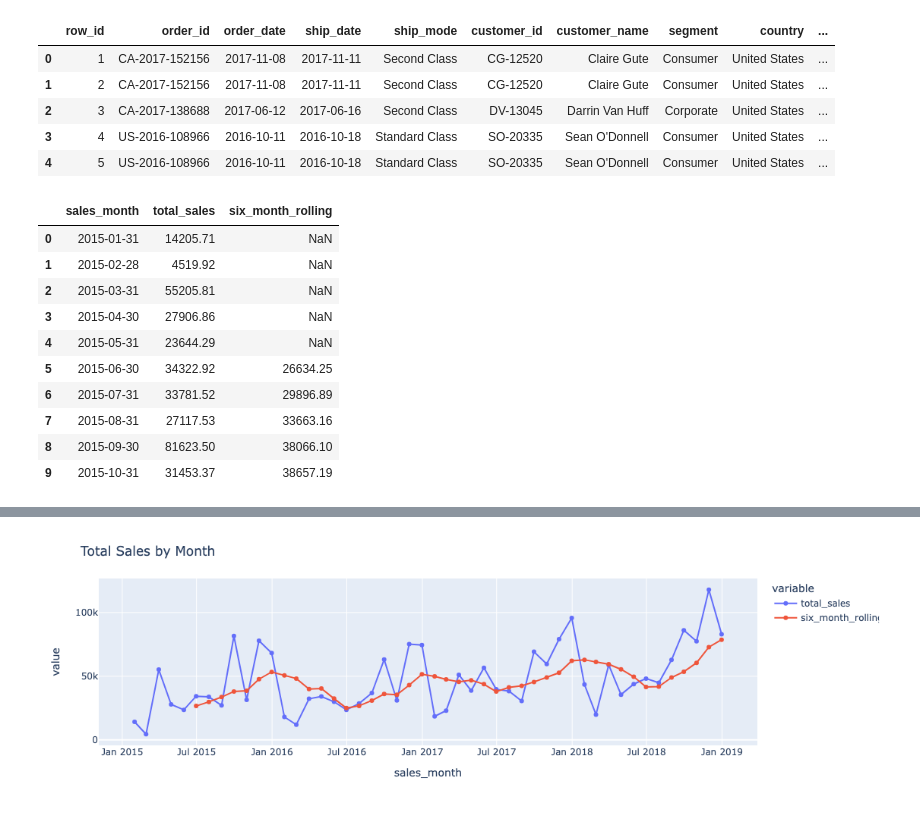
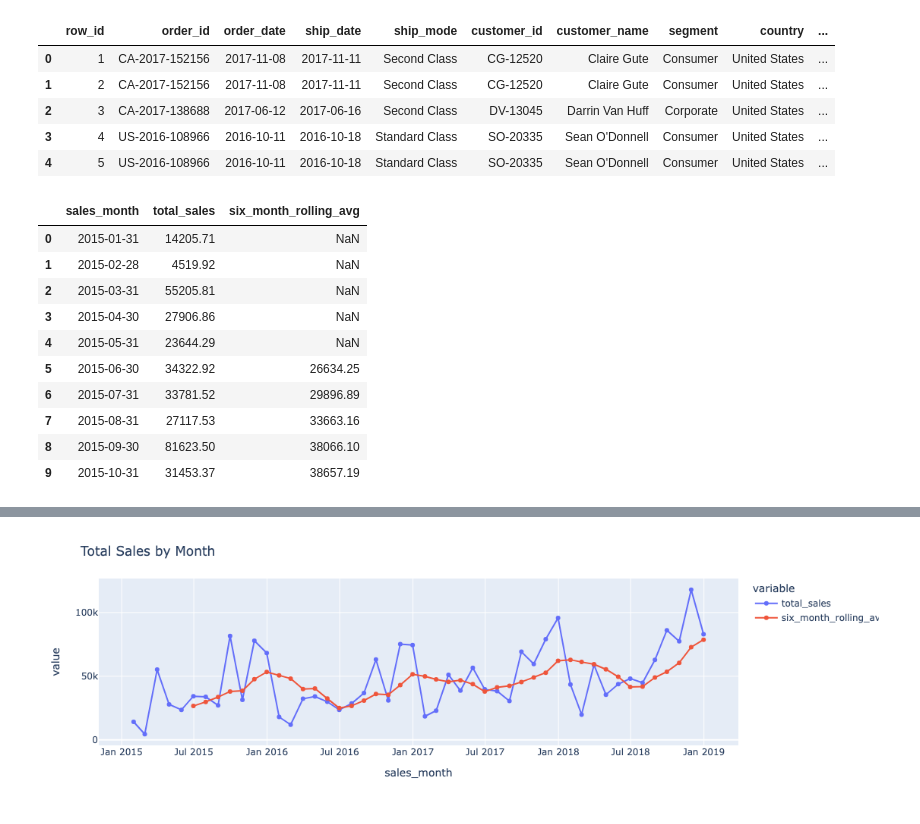
Before and after one commit to dlhaar/superstore, a Jupyter notebook: forecasting_sales.ipynb, the cells around one changed output, grey strips where cells are left out. Drawn from its saved outputs; the diff is of its cells as text; code cells hidden in the pictures.

```diff
--- a/forecasting_sales.ipynb
+++ b/forecasting_sales.ipynb
@@ -16,15 +17,15 @@ df.head()
 | 3 | 4 | US-2016-108966 | 2016-10-11 | 2016-10-18 | Standard Class | SO-20335 | Sean O'Donnell | Consumer | United States | ... |
 | 4 | 5 | US-2016-108966 | 2016-10-11 | 2016-10-18 | Standard Class | SO-20335 | Sean O'Donnell | Consumer | United States | ... |
 # %%
-#total sales by month
+#total sales by month and six month rolling average
 sales_month = df.set_index('order_date')
 sales_month = sales_month.groupby(pd.Grouper(freq='M'))[['sales']].agg(['sum'])
 sales_month['six_month_rolling']=sales_month.sales.rolling(6).mean()
 sales_month = sales_month.sort_index().reset_index().round(2)
-sales_month.columns= ['sales_month', 'total_sales', 'six_month_rolling']
+sales_month.columns= ['sales_month', 'total_sales', 'six_month_rolling_avg']
 sales_month.head(10)
 # %% [output]
-|  | sales_month | total_sales | six_month_rolling |
+|  | sales_month | total_sales | six_month_rolling_avg |
 | 0 | 2015-01-31 | 14205.71 | NaN |
 | 1 | 2015-02-28 | 4519.92 | NaN |
 | 2 | 2015-03-31 | 55205.81 | NaN |
@@ -36,10 +37,10 @@ sales_month.head(10)
 | 8 | 2015-09-30 | 81623.50 | 38066.10 |
 | 9 | 2015-10-31 | 31453.37 | 38657.19 |
 # %%
-fig = px.line(sales_month, x='sales_month', y=['total_sales', 'six_month_rolling'], markers=True)
+fig = px.line(sales_month, x='sales_month', y=['total_sales', 'six_month_rolling_avg'], markers=True)
 fig.update_layout(title="Total Sales by Month")
 fig.show()
 # %% [output]
 [interactive output not drawn]
-[figure, old version]
+[figure, new version]
 # %%
```
Also changed, not shown: parts of 6 cells of this notebook, 1 other file.
